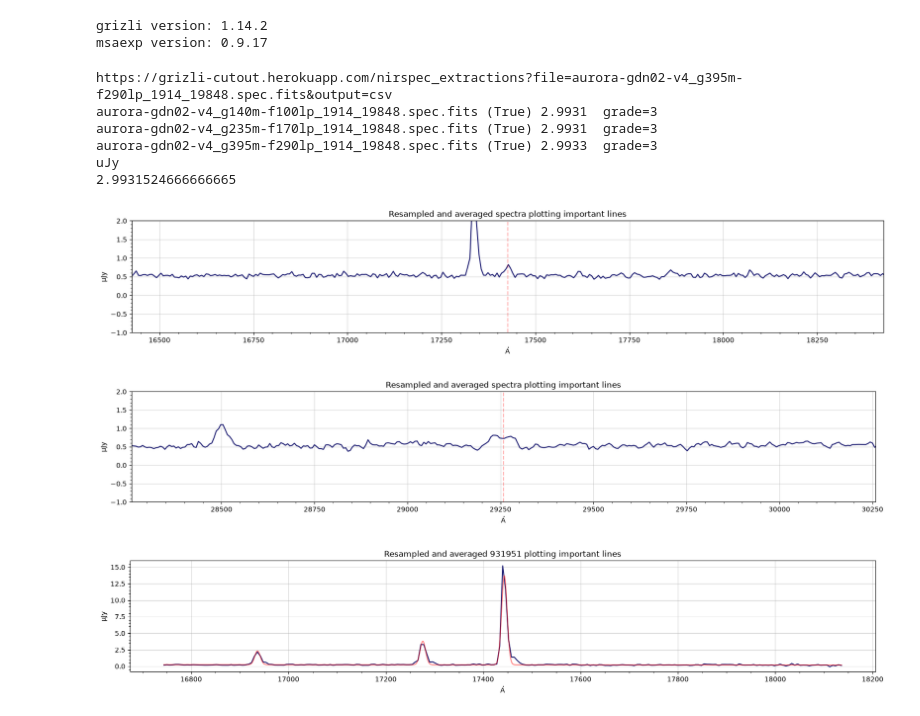
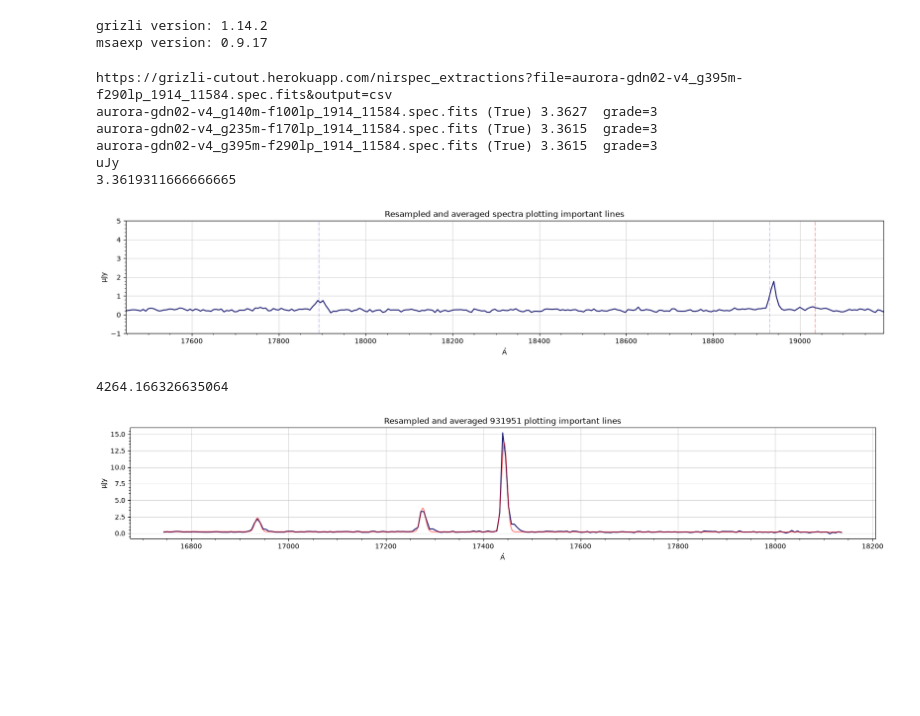
Before and after one commit to CrushinAngel/Astronomical_Investigation_Project, a Jupyter notebook: notebooks/initial_fitting.ipynb, the cells around one changed output. Cells and saved outputs as stored; diff of their text form; code cells hidden in the pictures; blank space fills up the shorter version.

```diff
--- a/notebooks/initial_fitting.ipynb
+++ b/notebooks/initial_fitting.ipynb
@@ -59,7 +59,7 @@ def resampling_spectra(filename):
 
     return resampled
 
-resampled = resampling_spectra("aurora-gdn02-v4_g395m-f290lp_1914_19848.spec.fits")
+resampled = resampling_spectra("aurora-gdn02-v4_g395m-f290lp_1914_11584.spec.fits")
 
 def weighted_average(resampled):
 
@@ -106,56 +106,76 @@ def weighted_average(resampled):
 
     # combined_flux_flam = combined_flux.to(target_unit, equivalencies = u.spectral_density(rest_spectral_axis))
     # combined_std_flam = combined_std.to(target_unit, equivalencies = u.spectral_density(rest_spectral_axis))
 
     print(combined_flux.unit)
     # print(combined_flux_flam.unit)
 
     uncertainty = StdDevUncertainty(combined_std)
 
     combined_spectrum = Spectrum(
         flux = combined_flux,
         spectral_axis = resampled[0].spectral_axis.value * 1e4 * u.AA,
         uncertainty = uncertainty,
         meta = {'z': resampled[0].meta['z']}
     )
     print(z)
 
     return combined_spectrum
 
 id_931951 = weighted_average(resampled)
 
+lines = [
+    (0.6564, r'$H\alpha$', 'slateblue'),
+    (0.4861, r'$H\beta$', 'slateblue'),
+    (0.4364, r'[OII]', 'red'),
+    (0.4340, r'$H\gamma$', 'slateblue'),
+    (0.4102, r'$H\delta$', 'slateblue'),
+    (0.6300, 'OI', 'coral'),
+    (0.3727, 'OII', 'chocolate'),
+    (0.5007, 'OIII', 'lightcoral'),
+    (0.6583, 'NII', 'midnightblue'),
+    (0.6717, 'SII', 'indigo'),
+    (0.6731, 'SII', 'indigo'),
+    (0.3869, 'NeII', 'crimson'),
+    (0.9069, 'SIII', 'darkcyan'),
+    (0.9532, 'SIII', 'darkcyan'),
+    (1.083, 'HeII', 'goldenrod'),
+    (1.257, 'FeII', 'steelblue'),
+    (1.282, r'$Pa\beta$', 'olivedrab'),
+    (1.0941, r'$Pa\gamma$', 'olivedrab'),
+    (0.7327, r'OII doublet', 'darkcyan'),
+    # (0.2797, r'', 'darkcyan'),
+    # (0.2803, r'$MgII$', 'darkcyan'),
+]
+
 f, ax = plt.subplots(figsize = (20, 3))
 
 ax.plot(id_931951.spectral_axis, id_931951.flux, color = 'midnightblue')
-centroid = 4364 * (1+id_931951.meta['z'])
-ax.axvline(centroid, c = 'r', alpha = 0.3, ls = '--')
-ax.set_xlim(centroid - 1000, centroid + 1000)
-ax.set_ylim(-1, 2)
+
+for line in lines:
+
+    centroid = line[0] * 1e4 * (1+id_931951.meta['z'])
+    ax.axvline(centroid, c = line[2], alpha = 0.3, ls = '--')
+    ax.text(x = line[0] + 0.002, y = 10 * u.uJy, s = line[1], size = 8, color = line[2], rotation = 90, alpha = 0.5, clip_on = True)
+
+ax.set_ylim(-1, 5)
+ax.set_xlim(0.4000 * 1e4 * (1+id_931951.meta['z']), 0.4400 * 1e4 * (1+id_931951.meta['z']))
 ax.set_title('Resampled and averaged spectra plotting important lines')
 ax.minorticks_on()
 ax.grid(alpha = 0.5)
 plt.show()
-
-f, ax = plt.subplots(figsize = (20, 3))
-
-ax.plot(id_931951.spectral_axis, id_931951.flux, color = 'midnightblue')
-centroid2 = 7327 * (1+id_931951.meta['z'])
-ax.axvline(centroid2, c = 'r', alpha = 0.3, ls = '--')
-ax.set_xlim(centroid2 - 1000, centroid2 + 1000)
-ax.set_ylim(-1, 2)
-ax.set_title('Resampled and averaged spectra plotting important lines')
-ax.minorticks_on()
-ax.grid(alpha = 0.5)
-plt.show()
 # %% [output]
-https://grizli-cutout.herokuapp.com/nirspec_extractions?file=aurora-gdn02-v4_g395m-f290lp_1914_19848.spec.fits&output=csv
-aurora-gdn02-v4_g140m-f100lp_1914_19848.spec.fits (True) 2.9931  grade=3
-aurora-gdn02-v4_g235m-f170lp_1914_19848.spec.fits (True) 2.9931  grade=3
-aurora-gdn02-v4_g395m-f290lp_1914_19848.spec.fits (True) 2.9933  grade=3
+https://grizli-cutout.herokuapp.com/nirspec_extractions?file=aurora-gdn02-v4_g395m-f290lp_1914_11584.spec.fits&output=csv
+aurora-gdn02-v4_g140m-f100lp_1914_11584.spec.fits (True) 3.3627  grade=3
+aurora-gdn02-v4_g235m-f170lp_1914_11584.spec.fits (True) 3.3615  grade=3
+aurora-gdn02-v4_g395m-f290lp_1914_11584.spec.fits (True) 3.3615  grade=3
 uJy
-2.9931524666666665
+3.3619311666666665
-[figure, old version]
+[figure, new version]
-[figure, removed]
+# %%
+18600/(1+id_931951.meta['z'])
+# %% [output]
+4264.166326635064
 # %%
 from scipy.optimize import curve_fit
 from astropy.nddata import StdDevUncertainty
```
Also changed, not shown: 22 other files.
